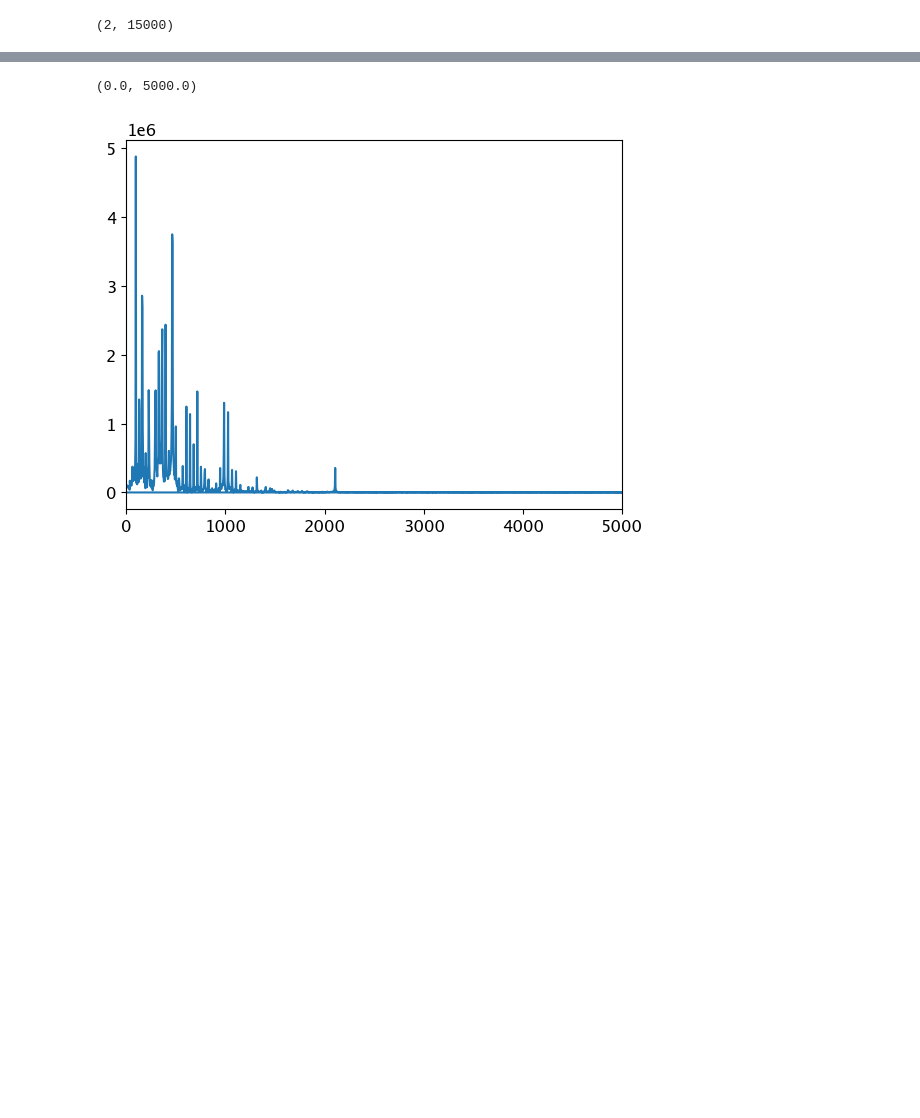
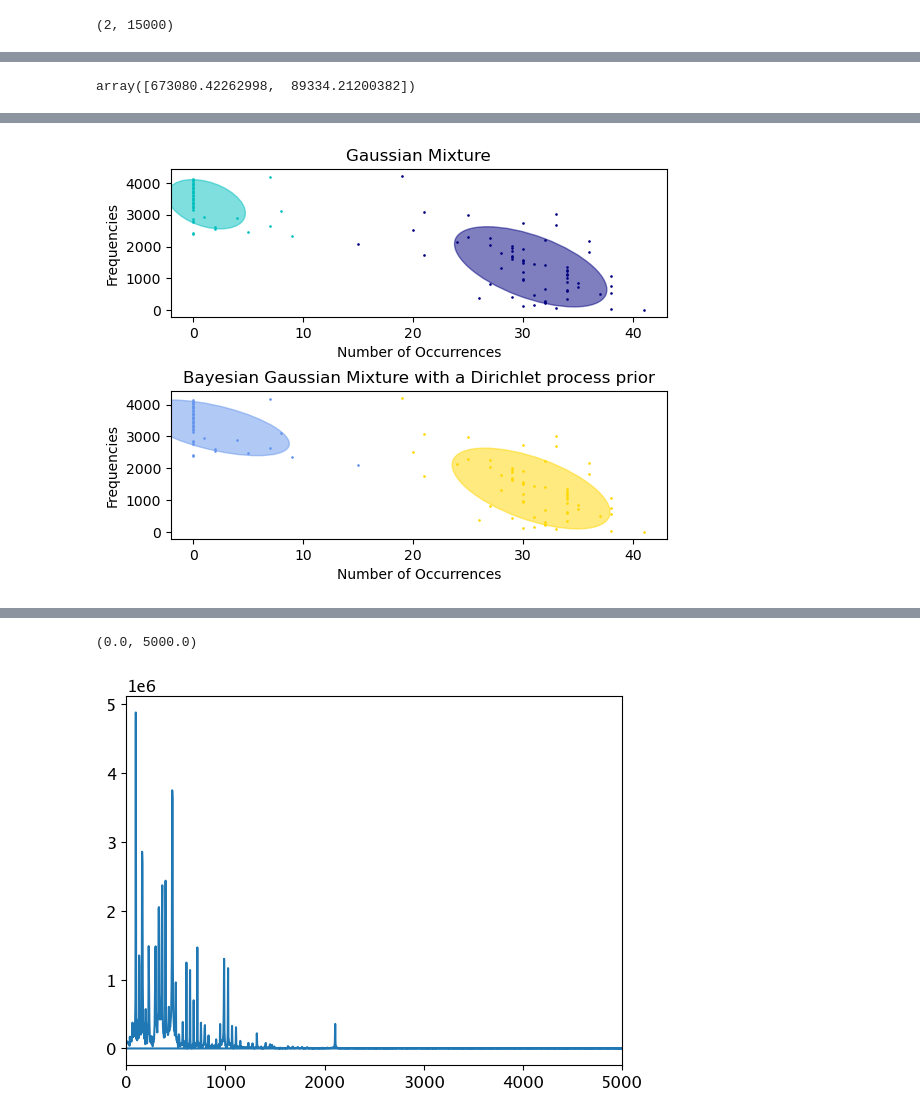
Before and after one commit to VamsiImmanneni/Sound-Separation-Project, a Jupyter notebook: Analysis-Midway.ipynb, the cells around one changed output, grey strips where cells are left out. Cells and saved outputs as stored; diff of their text form; code cells hidden in the pictures; blank space fills up the shorter version.

```diff
--- a/Analysis-Midway.ipynb
+++ b/Analysis-Midway.ipynb
@@ -173,0 +181,3 @@ np.save('ty',ty)
+# %%
+tx = np.load('tx.npy')
+ty = np.load('ty.npy')
@@ -174 +193,4 @@ np.save('ty',ty)
+# %%
+x, y = np.histogram(tx,bins=100)
+freq_test = np.row_stack((x,y[:-1])).T
 # %%
@@ -210,0 +243,71 @@ array([[2.95345874e+03, 5.18521060e+04],
+# %%
+covs
+sigmas = covs[:,0,0]
+sigmas
+# %% [output]
+array([673080.42262998,  89334.21200382])
+# %%
+import itertools
+
+import numpy as np
+from scipy import linalg
+import matplotlib.pyplot as plt
+import matplotlib as mpl
+
+from sklearn import mixture
+
+color_iter = itertools.cycle(["navy", "c", "cornflowerblue", "gold", "darkorange"])
+
+
+def plot_results(X, Y_, means, covariances, index, title):
+    splot = plt.subplot(2, 1, 1 + index)
+    for i, (mean, covar, color) in enumerate(zip(means, covariances, color_iter)):
+        v, w = linalg.eigh(covar)
+        v = 2.0 * np.sqrt(2.0) * np.sqrt(v)
+        u = w[0] / linalg.norm(w[0])
+        # as the DP will not use every component it has access to
+        # unless it needs it, we shouldn't plot the redundant
+        # components.
+        if not np.any(Y_ == i):
+            continue
+        plt.scatter(X[Y_ == i, 0],X[Y_ == i, 1], 0.8, color=color)
+        print(X[Y_ == i, :])
+        print(Y_)
+        # Plot an ellipse to show the Gaussian component
+        angle = np.arctan(u[1] / u[0])
+        angle = 180.0 * angle / np.pi  # convert to degrees
+        ell = mpl.patches.Ellipse(mean, v[0], v[1], 180.0 + angle, color=color)
+        ell.set_clip_box(splot.bbox)
+        ell.set_alpha(0.5)
+        splot.add_artist(ell)
+    plt.title(title)
+    plt.xlabel('Number of Occurrences')
+    plt.ylabel('Frequencies')
+    matplotlib.pyplot.subplots_adjust(left=None, bottom=None, right=None, top=None, wspace=None, hspace=0.5)
+    plt.savefig('GMM')
+
+
+# Number of samples per component
+n_samples = 500
+
+# Generate random sample, two components
+np.random.seed(0)
+C = np.array([[0.0, -0.1], [1.7, 0.4]])
+X = freq_test
+
+# Fit a Gaussian mixture with EM using five components
+gmm = mixture.GaussianMixture(n_components=2, covariance_type="full").fit(X)
+plot_results(X, gmm.predict(X), gmm.means_, gmm.covariances_, 0, "Gaussian Mixture")
+
+# Fit a Dirichlet process Gaussian mixture using five components
+dpgmm = mixture.BayesianGaussianMixture(n_components=2, covariance_type="full").fit(X)
+plot_results(
+    X,
+    dpgmm.predict(X),
+    dpgmm.means_,
+    dpgmm.covariances_,
+    1,
+    "Bayesian Gaussian Mixture with a Dirichlet process prior",
+)
+print(dpgmm.means_)
+# %% [output]
@@ -210,0 +331 @@ array([[2.95345874e+03, 5.18521060e+04],
+[figure, added]
```
Also changed, not shown: parts of 18 cells of this notebook, 3 other files.
